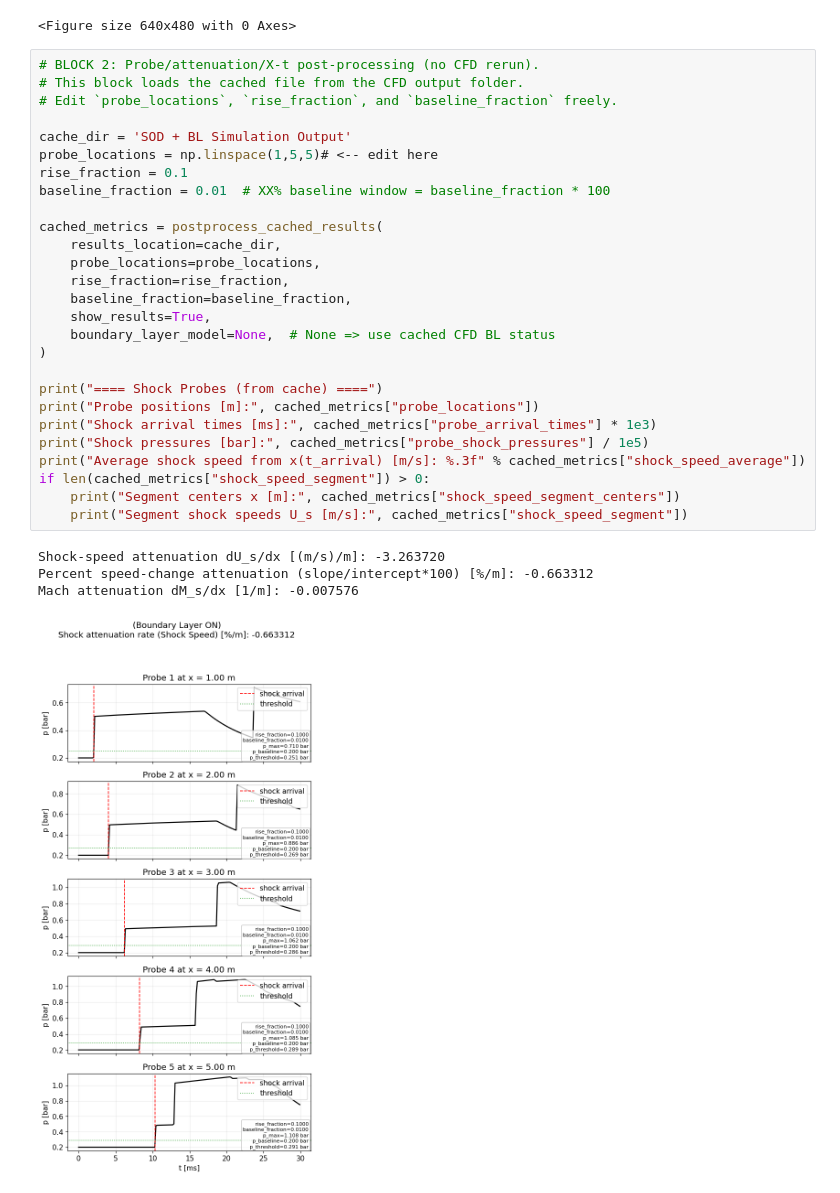
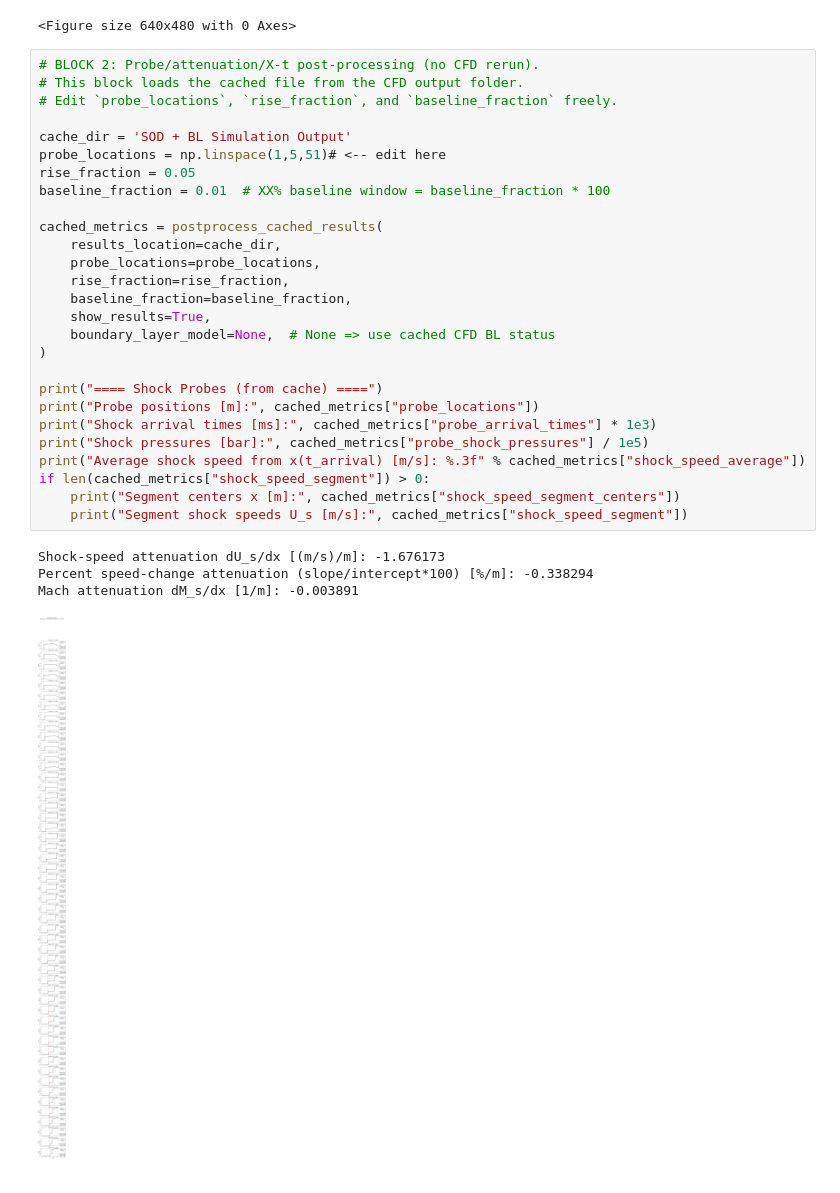
Before and after one commit to krainrpmt/StanShock_0.1.1_NIMT, a Jupyter notebook: examples/validation/SOD + BL Simulation.ipynb, the cells around one changed output. Cells and saved outputs as stored; diff of their text form.

```diff
--- a/examples/validation/SOD + BL Simulation.ipynb
+++ b/examples/validation/SOD + BL Simulation.ipynb
@@ -735,32 +735,32 @@ Segment shock speeds U_s [m/s]: [482.08489398 482.4851069  483.09057033 477.3475
 # %%
 # BLOCK 2: Probe/attenuation/X-t post-processing (no CFD rerun).
 # This block loads the cached file from the CFD output folder.
 # Edit `probe_locations`, `rise_fraction`, and `baseline_fraction` freely.
 
 cache_dir = 'SOD + BL Simulation Output'
-probe_locations = np.linspace(1,5,5)# <-- edit here
-rise_fraction = 0.1
+probe_locations = np.linspace(1,5,51)# <-- edit here
+rise_fraction = 0.05
 baseline_fraction = 0.01  # XX% baseline window = baseline_fraction * 100
 
 cached_metrics = postprocess_cached_results(
     results_location=cache_dir,
     probe_locations=probe_locations,
     rise_fraction=rise_fraction,
     baseline_fraction=baseline_fraction,
     show_results=True,
     boundary_layer_model=None,  # None => use cached CFD BL status
 )
 
 print("==== Shock Probes (from cache) ====")
 print("Probe positions [m]:", cached_metrics["probe_locations"])
 print("Shock arrival times [ms]:", cached_metrics["probe_arrival_times"] * 1e3)
 print("Shock pressures [bar]:", cached_metrics["probe_shock_pressures"] / 1e5)
 print("Average shock speed from x(t_arrival) [m/s]: %.3f" % cached_metrics["shock_speed_average"])
 if len(cached_metrics["shock_speed_segment"]) > 0:
     print("Segment centers x [m]:", cached_metrics["shock_speed_segment_centers"])
     print("Segment shock speeds U_s [m/s]:", cached_metrics["shock_speed_segment"])
 # %% [output]
-Shock-speed attenuation dU_s/dx [(m/s)/m]: -3.263720
-Percent speed-change attenuation (slope/intercept*100) [%/m]: -0.663312
-Mach attenuation dM_s/dx [1/m]: -0.007576
+Shock-speed attenuation dU_s/dx [(m/s)/m]: -1.676173
+Percent speed-change attenuation (slope/intercept*100) [%/m]: -0.338294
+Mach attenuation dM_s/dx [1/m]: -0.003891
-[figure, old version]
+[figure, new version]
```
Also changed, not shown: parts of 1 cell of this notebook, 1 other file.
